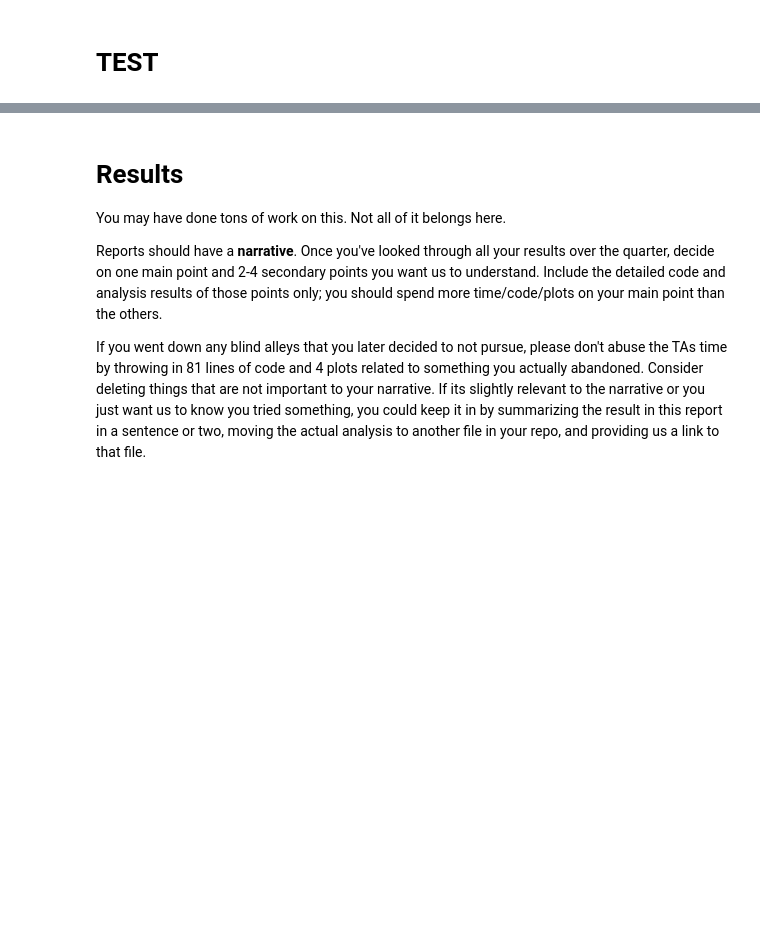
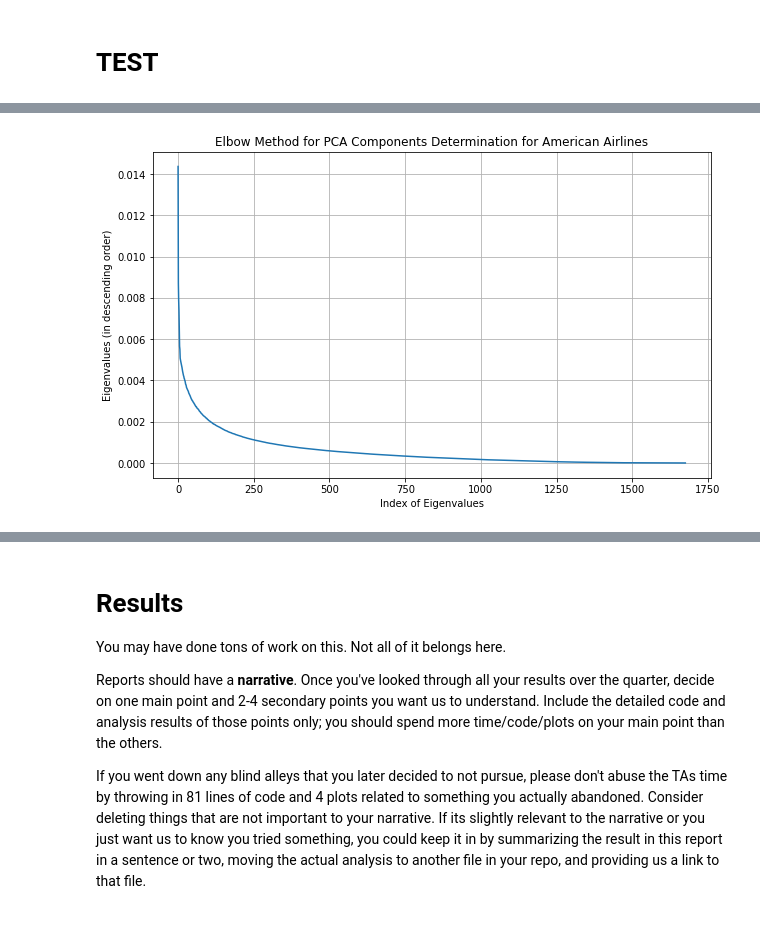
Before and after one commit to nb110240/TwitterSentiment, a Jupyter notebook: FinalProject_groupXXX.ipynb, the cells around one changed output, grey strips where cells are left out. Saved outputs shown, nothing was run; the diff lists cells and outputs as text; code cells hidden in the pictures; blank space fills up the shorter version.

```diff
--- a/FinalProject_groupXXX.ipynb
+++ b/FinalProject_groupXXX.ipynb
@@ -664,0 +839,4 @@ Name: count, dtype: int64
+# %%
+df_am = df[df['airline'] == 'American']
+df_am_neg = df_am[df_am['airline_sentiment'] == 'negative']
+df_am_neg
@@ -664,0 +857,18 @@ Name: count, dtype: int64
+# %%
+tfidf_vectorizer = TfidfVectorizer(max_df=0.95, min_df=2, stop_words='english')
+tfidf_matrix_am_neg = tfidf_vectorizer.fit_transform(df_am_neg['cleaned text'])
+# %%
+n_components = min(tfidf_matrix_am_neg.shape)
+pca = PCA(n_components=n_components)
+pca_transformed_data = pca.fit_transform(tfidf_matrix_am_neg.toarray())
+
+plt.figure(figsize=(10, 6))
+eigenvalues = pca.explained_variance_
+plt.plot(sorted(eigenvalues, reverse=True))
+plt.xlabel('Index of Eigenvalues')
+plt.ylabel('Eigenvalues (in descending order)')
+plt.title('Elbow Method for PCA Components Determination for American Airlines')
+plt.grid(True)
+plt.show()
+# %% [output]
+[figure, added]
```
Also changed, not shown: parts of 56 cells of this notebook.
